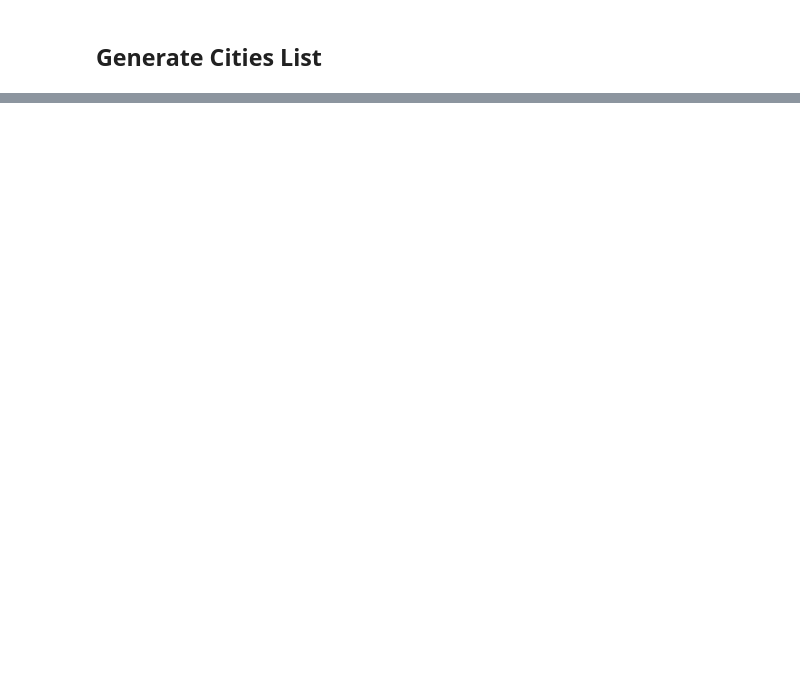
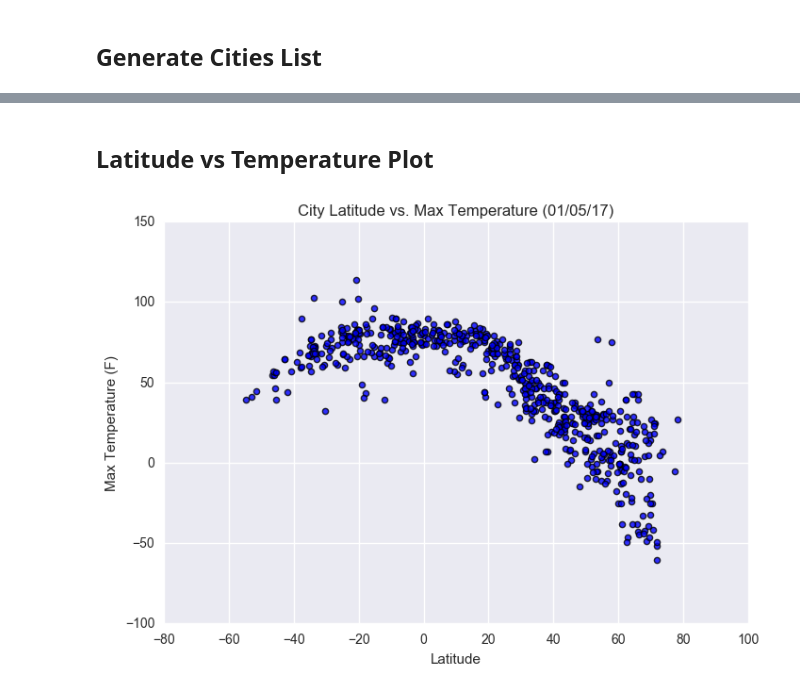
Before and after one commit to ekin651/Python-API, a Jupyter notebook: WeatherPy.ipynb, the cells around one changed output, grey strips where cells are left out. Cells and saved outputs as stored; diff of their text form; code cells hidden in the pictures; blank space fills up the shorter version.

```diff
--- a/WeatherPy.ipynb
+++ b/WeatherPy.ipynb
@@ -285,0 +143,16 @@ plt.show()
+# %%
+# Convert array of JSONs into Pandas DataFrame
+city_data_pd = pd.DataFrame(city_data)
+
+# Extract relevant fields from the data frame
+lats = city_data_pd["Lat"]
+max_temps = city_data_pd["Max Temp"]
+humidity = city_data_pd["Humidity"]
+cloudiness = city_data_pd["Cloudiness"]
+wind_speed = city_data_pd["Wind Speed"]
+
+# Export the City_Data into a csv
+city_data_pd.to_csv(output_data_file, index_label="City_ID")
+
+# Show Record Count
+city_data_pd.count()
@@ -285,0 +162,22 @@ plt.show()
+# %% [markdown]
+## Latitude vs Temperature Plot
+# %%
+# Build scatter plot for latitude vs temperature
+plt.scatter(lats,
+            max_temps,
+            edgecolor="black", linewidths=1, marker="o",
+            alpha=0.8, label="Cities")
+
+# Incorporate the other graph properties
+plt.title("City Latitude vs. Max Temperature (%s)" % time.strftime("%x"))
+plt.ylabel("Max Temperature (F)")
+plt.xlabel("Latitude")
+plt.grid(True)
+
+# Save the figure
+plt.savefig("output_data/Fig1.png")
+
+# Show plot
+plt.show()
+# %% [output]
+[figure, added]
```
Also changed, not shown: parts of 40 cells of this notebook.
